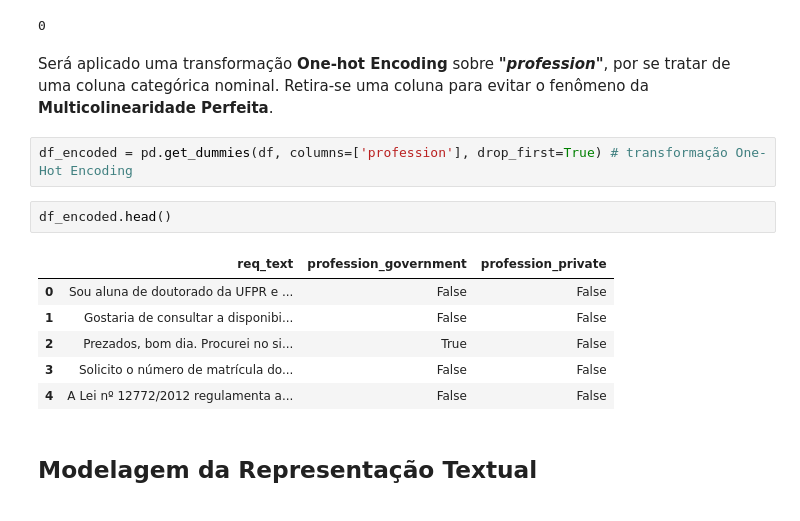
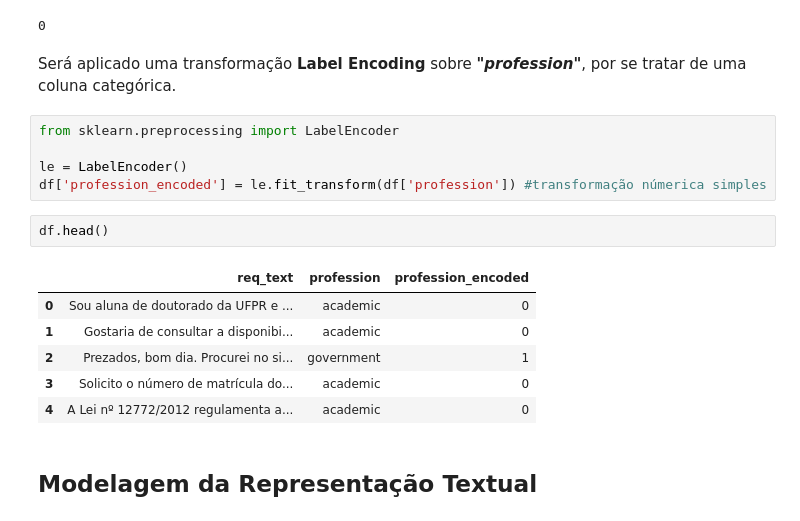
Before and after one commit to Marcos-Med/PLN, a Jupyter notebook: Marcos/ep2.ipynb, the cells around one changed output. Drawn from its saved outputs; the diff is of its cells as text.

```diff
--- a/Marcos/ep2.ipynb
+++ b/Marcos/ep2.ipynb
@@ -49,18 +49,21 @@ df.duplicated().sum()
 # %% [output]
 0
 # %% [markdown]
-Será aplicado uma transformação **One-hot Encoding** sobre ***"profession"***, por se tratar de uma coluna categórica nominal. Retira-se uma coluna para evitar o fenômeno da **Multicolinearidade Perfeita**.
+Será aplicado uma transformação **Label Encoding** sobre ***"profession"***, por se tratar de uma coluna categórica.
 # %%
-df_encoded = pd.get_dummies(df, columns=['profession'], drop_first=True) # transformação One-Hot Encoding
+from sklearn.preprocessing import LabelEncoder
+
+le = LabelEncoder()
+df['profession_encoded'] = le.fit_transform(df['profession']) #transformação númerica simples
 # %%
-df_encoded.head()
+df.head()
 # %% [output]
-|  | req_text | profession_government | profession_private |
-| 0 | Sou aluna de doutorado da UFPR e ... | False | False |
-| 1 | Gostaria de consultar a disponibi... | False | False |
-| 2 | Prezados, bom dia. Procurei no si... | True | False |
-| 3 | Solicito o número de matrícula do... | False | False |
-| 4 | A Lei nº 12772/2012 regulamenta a... | False | False |
+|  | req_text | profession | profession_encoded |
+| 0 | Sou aluna de doutorado da UFPR e ... | academic | 0 |
+| 1 | Gostaria de consultar a disponibi... | academic | 0 |
+| 2 | Prezados, bom dia. Procurei no si... | government | 1 |
+| 3 | Solicito o número de matrícula do... | academic | 0 |
+| 4 | A Lei nº 12772/2012 regulamenta a... | academic | 0 |
 # %% [markdown]
 ## Modelagem da Representação Textual
 # %% [markdown]
```
Also changed, not shown: parts of 26 cells of this notebook.
